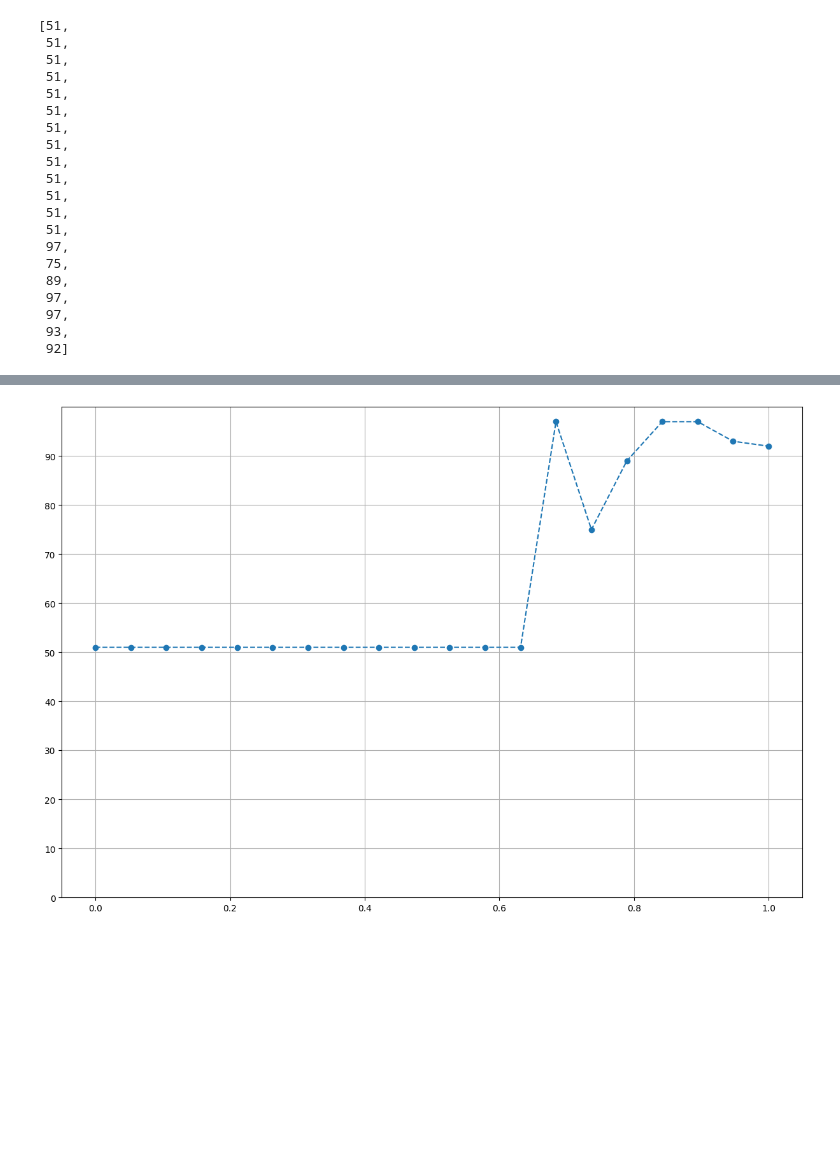
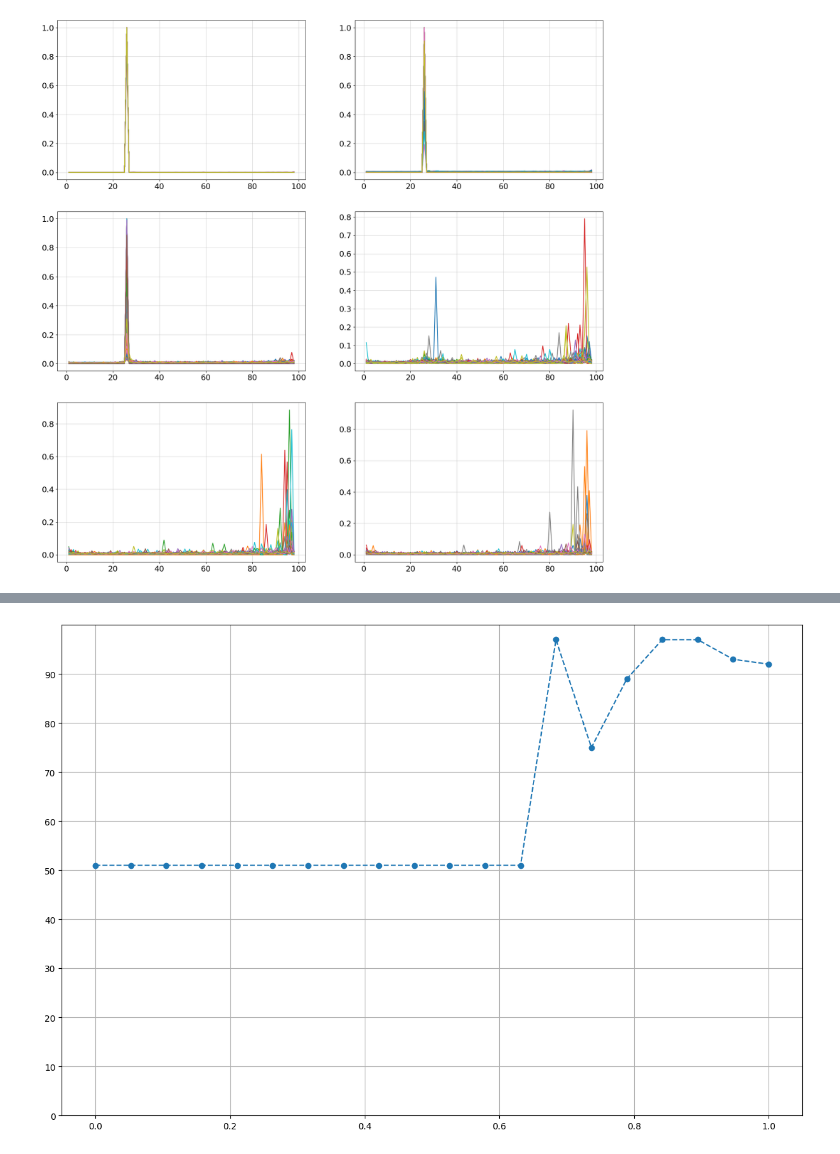
Before and after one commit to GBATZOLIS/conditional_score_diffusion, a Jupyter notebook: notebooks/robustness_score.ipynb, the cells around one changed output, grey strips where cells are left out. Drawn from its saved outputs; the diff is of its cells as text; code cells hidden in the pictures; blank space fills up the shorter version.

```diff
--- a/notebooks/robustness_score.ipynb
+++ b/notebooks/robustness_score.ipynb
@@ -205,30 +173,27 @@ def softmax(x):
-# %%
-dims = []
-for i, (std, s) in enumerate(zip(stds, r)):
-    norm_factor = s[1]-s[2]
-    diff = [(s[i]-s[i+1])/norm_factor for i in range(1, len(s)-1)]
-    soft = softmax(diff)
-    dims.append(len(soft) - soft.argmax())
-# %%
-dims
-# %% [output]
-[51,
- 51,
- 51,
- 51,
- 51,
- 51,
- 51,
- 51,
- 51,
- 51,
- 51,
- 51,
- 51,
- 97,
- 75,
- 89,
- 97,
- 97,
- 93,
- 92]
+# %%
+def softmax(x):
+        """Compute softmax values for each sets of scores in x."""
+        e_x = np.exp(x - np.max(x))
+        return e_x / e_x.sum(axis=0) # only difference
+
+
+plt.rcParams.update({'font.size': 16})
+fig, axes = plt.subplots(3, 2,figsize=(20,20))
+axes = axes.flatten()
+for i, (std, singular_values) in enumerate(zip(stds, r)):
+    sing_vals = singular_values[0]
+
+    axes[i].grid(alpha=0.5)
+    #axes[i].title('Dimension distribution')
+    dims=[]
+    for sing_vals in singular_values:
+        s=sing_vals
+        norm_factor = s[1]-s[2]
+        diff = [(s[i]-s[i+1])/norm_factor for i in range(1, len(s)-1)]
+        soft = softmax(diff)
+        axes[i].plot(list(range(1,1+len(soft)))[::-1],soft)
+        #plt.xticks(np.arange(0, len(sing_vals)+1, 10))
+        dim = len(soft)-soft.argmax()
+        dims.append(dim)
+# %% [output]
+[figure, added]
```
Also changed, not shown: parts of 9 cells of this notebook, 1 other file.
